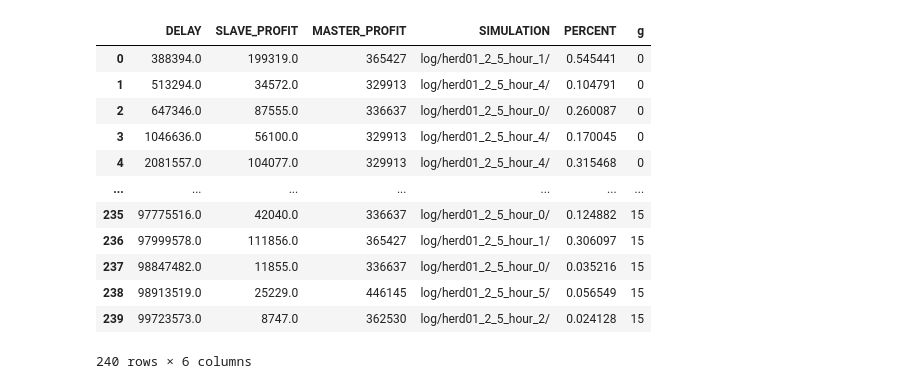
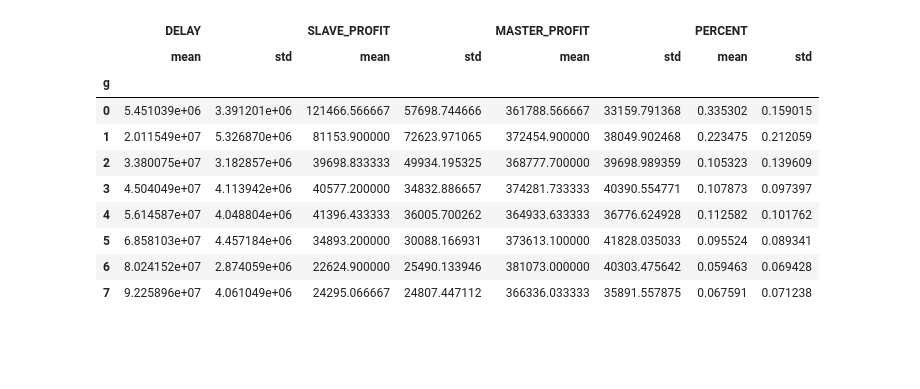
Before and after one commit to hogier/abides, a Jupyter notebook: explore.ipynb, the cells around one changed output. Cells and saved outputs as stored; diff of their text form; code cells hidden in the pictures; blank space fills up the shorter version.

```diff
--- a/explore.ipynb
+++ b/explore.ipynb
@@ -66,19 +95,16 @@ df = get_delays_and_profits(PATHS)
-# %%
-df
-# %% [output]
-|  | DELAY | SLAVE_PROFIT | MASTER_PROFIT | SIMULATION | PERCENT | g |
-| 0 | 388394.0 | 199319.0 | 365427 | log/herd01_2_5_hour_1/ | 0.545441 | 0 |
-| 1 | 513294.0 | 34572.0 | 329913 | log/herd01_2_5_hour_4/ | 0.104791 | 0 |
-| 2 | 647346.0 | 87555.0 | 336637 | log/herd01_2_5_hour_0/ | 0.260087 | 0 |
-| 3 | 1046636.0 | 56100.0 | 329913 | log/herd01_2_5_hour_4/ | 0.170045 | 0 |
-| 4 | 2081557.0 | 104077.0 | 329913 | log/herd01_2_5_hour_4/ | 0.315468 | 0 |
-| ... | ... | ... | ... | ... | ... | ... |
-| 235 | 97775516.0 | 42040.0 | 336637 | log/herd01_2_5_hour_0/ | 0.124882 | 15 |
-| 236 | 97999578.0 | 111856.0 | 365427 | log/herd01_2_5_hour_1/ | 0.306097 | 15 |
-| 237 | 98847482.0 | 11855.0 | 336637 | log/herd01_2_5_hour_0/ | 0.035216 | 15 |
-| 238 | 98913519.0 | 25229.0 | 446145 | log/herd01_2_5_hour_5/ | 0.056549 | 15 |
-| 239 | 99723573.0 | 8747.0 | 362530 | log/herd01_2_5_hour_2/ | 0.024128 | 15 |
-240 rows × 6 columns
 # %%
-df['g'] = df.index//15
+df['g'] = df.index//30
 temp = df.groupby('g').agg(['mean', 'std'])
+temp
+# %% [output]
+|  | DELAY |  | SLAVE_PROFIT |  | MASTER_PROFIT |  | PERCENT |  |
+|  | mean | std | mean | std | mean | std | mean | std |
+| g |  |  |  |  |  |  |  |  |
+| 0 | 5.451039e+06 | 3.391201e+06 | 121466.566667 | 57698.744666 | 361788.566667 | 33159.791368 | 0.335302 | 0.159015 |
+| 1 | 2.011549e+07 | 5.326870e+06 | 81153.900000 | 72623.971065 | 372454.900000 | 38049.902468 | 0.223475 | 0.212059 |
+| 2 | 3.380075e+07 | 3.182857e+06 | 39698.833333 | 49934.195325 | 368777.700000 | 39698.989359 | 0.105323 | 0.139609 |
+| 3 | 4.504049e+07 | 4.113942e+06 | 40577.200000 | 34832.886657 | 374281.733333 | 40390.554771 | 0.107873 | 0.097397 |
+| 4 | 5.614587e+07 | 4.048804e+06 | 41396.433333 | 36005.700262 | 364933.633333 | 36776.624928 | 0.112582 | 0.101762 |
+| 5 | 6.858103e+07 | 4.457184e+06 | 34893.200000 | 30088.166931 | 373613.100000 | 41828.035033 | 0.095524 | 0.089341 |
+| 6 | 8.024152e+07 | 2.874059e+06 | 22624.900000 | 25490.133946 | 381073.000000 | 40303.475642 | 0.059463 | 0.069428 |
+| 7 | 9.225896e+07 | 4.061049e+06 | 24295.066667 | 24807.447112 | 366336.033333 | 35891.557875 | 0.067591 | 0.071238 |
```
Also changed, not shown: parts of 10 cells of this notebook, 2 other files.
